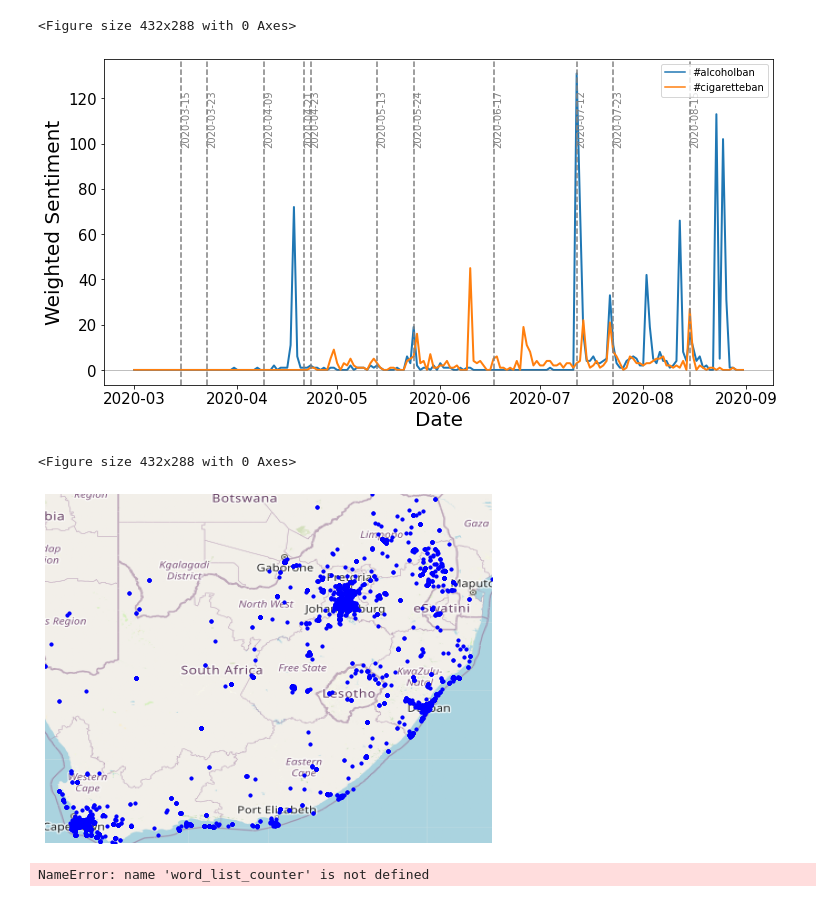
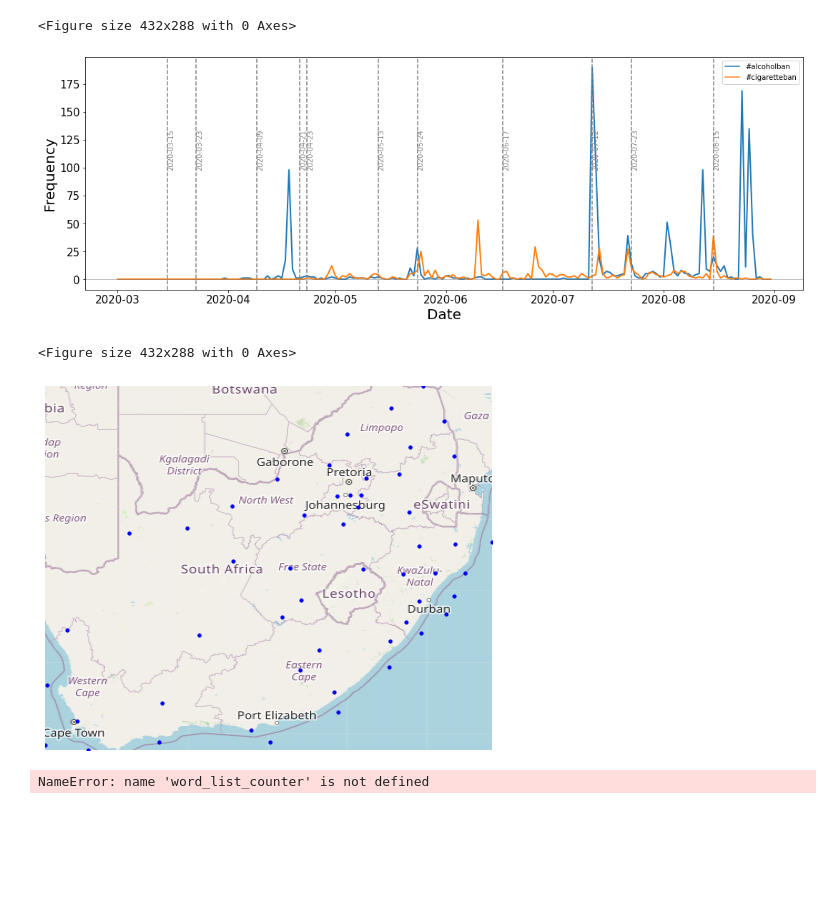
Before and after one commit to tomashege/research_project, a Jupyter notebook: Tomas/notebooks/tweet_analysis.ipynb, the cells around one changed output. Saved outputs shown, nothing was run; the diff lists cells and outputs as text; code cells hidden in the pictures; blank space fills up the shorter version.

Commit message:
new charts

```diff
--- a/Tomas/notebooks/tweet_analysis.ipynb
+++ b/Tomas/notebooks/tweet_analysis.ipynb
@@ -525,66 +525,76 @@ hashtags_to_find(['covid19', 'covid_19', 'covid19sa', 'coronavirussa'])
 #alcoholban
 cb = pd.DataFrame(build_dt(tweets[tweets['hashtags'].apply(lambda x: 'cigaretteban' in x)]), columns=['date', 'count'])
 ab = pd.DataFrame(build_dt(tweets[tweets['hashtags'].apply(lambda x: 'alcoholban' in x)]), columns=['date', 'count'])
 cb['type'] = '#cigaretteban'
 ab['type'] = '#alcoholban'
 combined = ab.append(cb)
 # combined.loc[combined['type'] == 'cigarette', 'count'] *= -1
-plt.figure(figsize=(12, 6))
+plt.figure(figsize=(18, 6))
 p = sns.lineplot(data=combined.rename(columns={'count':'Frequency', 'date':'Date'}),
              x='Date',
              y='Frequency',
              hue='type',
              color = "orangered",
              linewidth = 2)
 
 p.axhline(0, color='grey', lw=0.5)
 p.tick_params(labelsize=15)
 p.set_xlabel("Date",fontsize=20)
-p.set_ylabel("Weighted Sentiment",fontsize=20)
+p.set_ylabel("Frequency",fontsize=20)
 legend = p.legend()
 legend.texts[1].set_text("#cigaretteban")
 legend.texts[0].set_text("#alcoholban")
 
 pres_speaks_dates =['2020-03-15','2020-03-23','2020-04-09','2020-04-21','2020-04-23','2020-05-13','2020-05-24','2020-06-17','2020-07-12','2020-07-23','2020-08-15']
 
 for i in pres_speaks_dates:
     plt.axvline(i, c='grey', ls = "--", label = str(i))
     plt.text(i,99,i,rotation=90, c = "grey")
 plt.savefig("/Users/tomashegewisch/research_project/Tomas/charts/hastag_freq_overlay/tweet_frequency_cb_ab.png",dpi=300)
 plt.show()
 plt.clf()
 # %% [output]
-[figure, old version]
+[figure, new version]
 <Figure size 432x288 with 0 Axes>
 # %%
 #Show the collected tweets on a map
 places = []
-for i in tweets['place']:
-    try:
-        places.append(i['coordinates'])
-    except:
-        continue
+# for i in tweets['place']:
+#     try:
+#         places.append(i['coordinates'])
+#     except:
+#         continue
+
+collection = pd.read_csv("/Users/tomashegewisch/research_project/Tomas/data/district_municipalities.csv")
+collection
+for i in range(0, len(collection['LATITUDE'])):
+    temp = [collection['LATITUDE'][i], collection['LONGITUDE'][i], collection['RADIUS'][i]]
+    places.append(temp)
+#LATITUDE
+#LONGITUDE
+
 
 ruh_m = plt.imread('/Users/tomashegewisch/research_project/Tomas/data/map.png')
 map_points = pd.DataFrame(places)
-map_points.columns = ['latitude', 'longitude']
+map_points.columns = ['latitude', 'longitude', 'radius']
 
 #Latitude: -28.4793 Longitude: 24.6727.
 
 fig, ax = plt.subplots(figsize = (8,7))
 ax.scatter(map_points.longitude, map_points.latitude, zorder=1, alpha= 1, c='blue', s=10)
+#circle1 = plt.Circle(map_points.longitude, map_points.latitude, color='r')
 
 BBox = ((map_points.longitude.min(),   map_points.longitude.max(),
          map_points.latitude.min(), map_points.latitude.max()))
 #print(BBox)
-
+#ax.add_artist(circle1)
 ax.set_xlim(BBox[0],BBox[1])
 ax.set_ylim(BBox[2],BBox[3])
 ax.axis("off")
 ax.imshow(ruh_m, zorder=0, extent = BBox, aspect= 'equal')
 plt.savefig("/Users/tomashegewisch/research_project/Tomas/charts/tweet_Map.png",dpi=400)
 # %% [output]
-[figure, old version]
+[figure, new version]
 # %%
 #word Cloud all words... no hash tags .. no mentions
 from wordcloud import WordCloud, STOPWORDS
```
Also changed, not shown: parts of 1 cell of this notebook, 4 other files.
